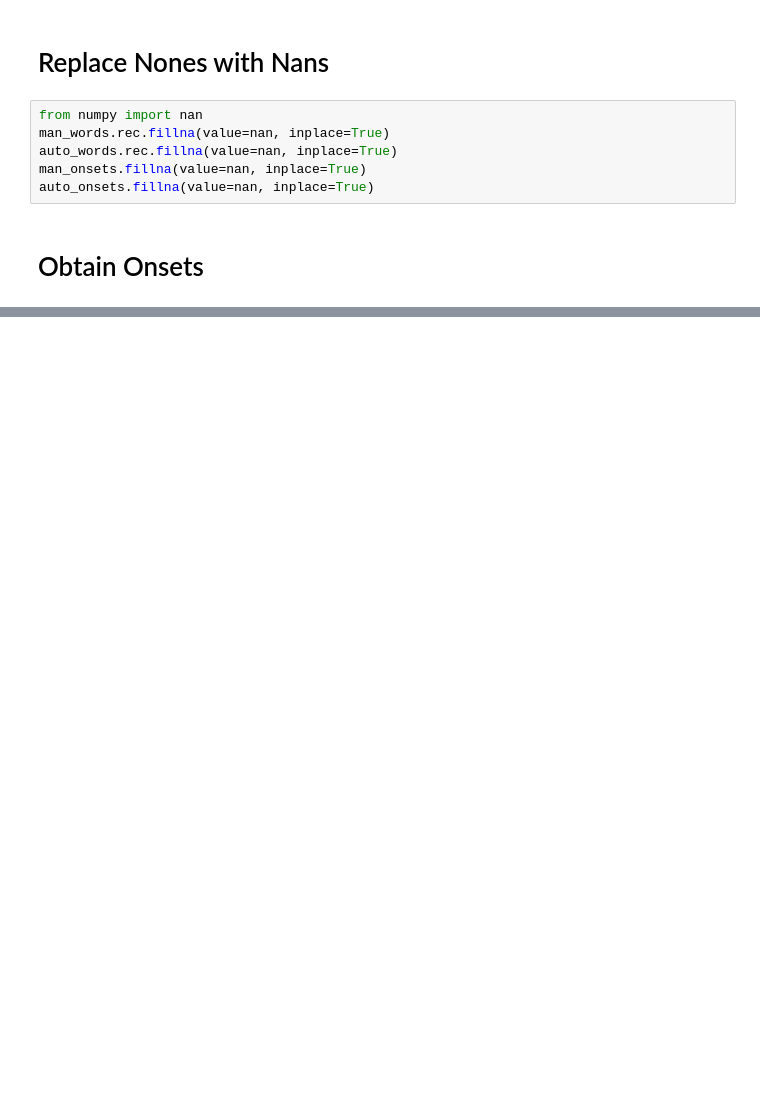
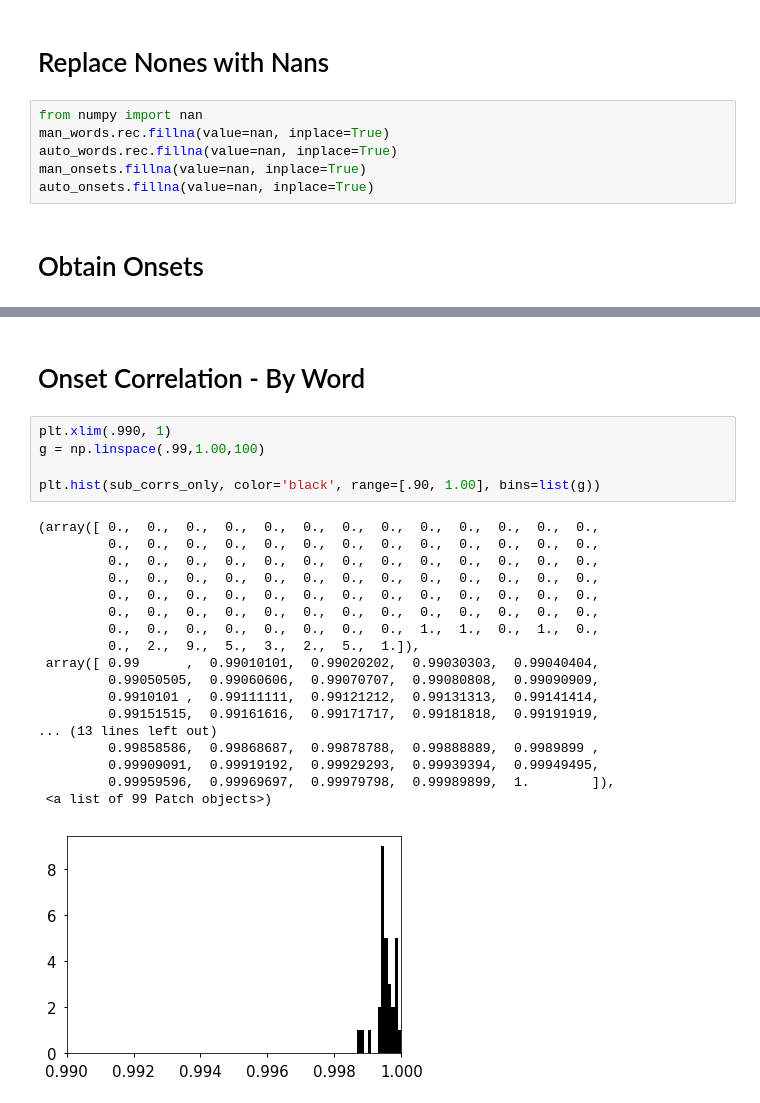
Before and after one commit to ContextLab/AutoFR-analyses, a Jupyter notebook: notebooks/Figure3_LatencyScatter.ipynb, the cells around one changed output, grey strips where cells are left out. Cells and saved outputs as stored; diff of their text form; blank space fills up the shorter version.

```diff
--- a/notebooks/Figure3_LatencyScatter.ipynb
+++ b/notebooks/Figure3_LatencyScatter.ipynb
@@ -138,3 +151,30 @@ sns.distplot(sub_corrs_only, kde=False)
+# %% [markdown]
+
+# Onset Correlation - By Word
+# %%
+plt.xlim(.990, 1)
+g = np.linspace(.99,1.00,100)
+
+plt.hist(sub_corrs_only, color='black', range=[.90, 1.00], bins=list(g))
+# %% [output]
+(array([ 0.,  0.,  0.,  0.,  0.,  0.,  0.,  0.,  0.,  0.,  0.,  0.,  0.,
+         0.,  0.,  0.,  0.,  0.,  0.,  0.,  0.,  0.,  0.,  0.,  0.,  0.,
+         0.,  0.,  0.,  0.,  0.,  0.,  0.,  0.,  0.,  0.,  0.,  0.,  0.,
+         0.,  0.,  0.,  0.,  0.,  0.,  0.,  0.,  0.,  0.,  0.,  0.,  0.,
+         0.,  0.,  0.,  0.,  0.,  0.,  0.,  0.,  0.,  0.,  0.,  0.,  0.,
+         0.,  0.,  0.,  0.,  0.,  0.,  0.,  0.,  0.,  0.,  0.,  0.,  0.,
+         0.,  0.,  0.,  0.,  0.,  0.,  0.,  0.,  1.,  1.,  0.,  1.,  0.,
+         0.,  2.,  9.,  5.,  3.,  2.,  5.,  1.]),
+ array([ 0.99      ,  0.99010101,  0.99020202,  0.99030303,  0.99040404,
+         0.99050505,  0.99060606,  0.99070707,  0.99080808,  0.99090909,
+         0.9910101 ,  0.99111111,  0.99121212,  0.99131313,  0.99141414,
+         0.99151515,  0.99161616,  0.99171717,  0.99181818,  0.99191919,
+... (13 lines left out)
+         0.99858586,  0.99868687,  0.99878788,  0.99888889,  0.9989899 ,
+         0.99909091,  0.99919192,  0.99929293,  0.99939394,  0.99949495,
+         0.99959596,  0.99969697,  0.99979798,  0.99989899,  1.        ]),
+ <a list of 99 Patch objects>)
+[figure, added]
 # %%
 fig = plt.figure(2)
 ax = fig.add_subplot(111, axisbg='white')
```
Also changed, not shown: parts of 9 cells of this notebook.
